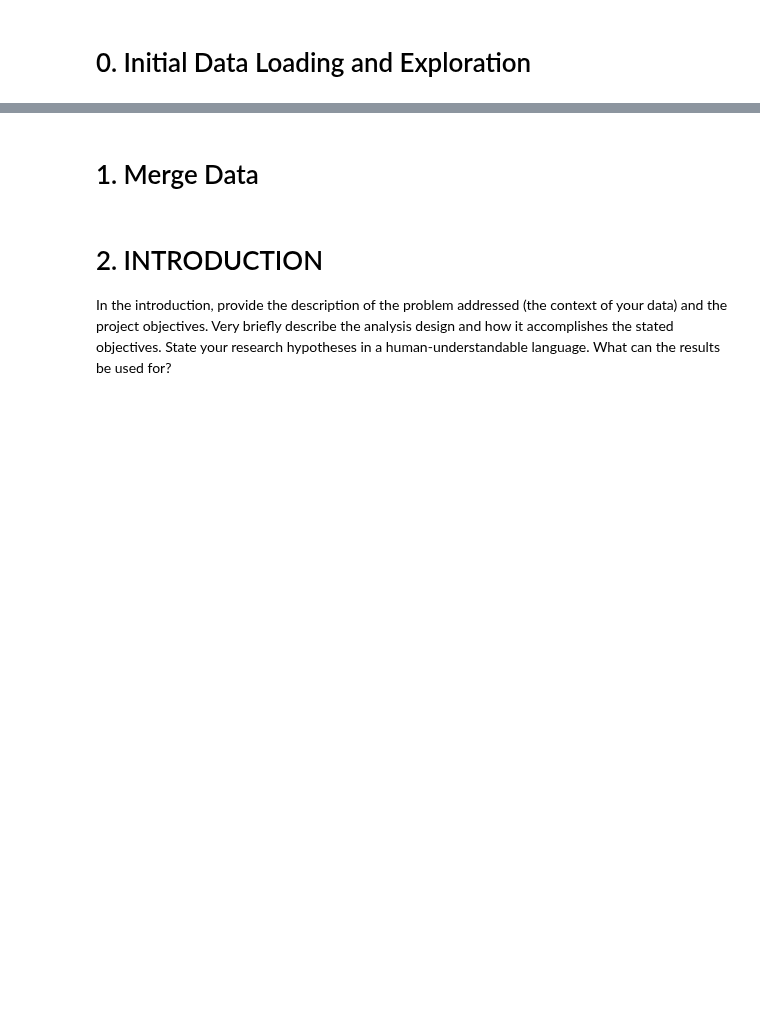
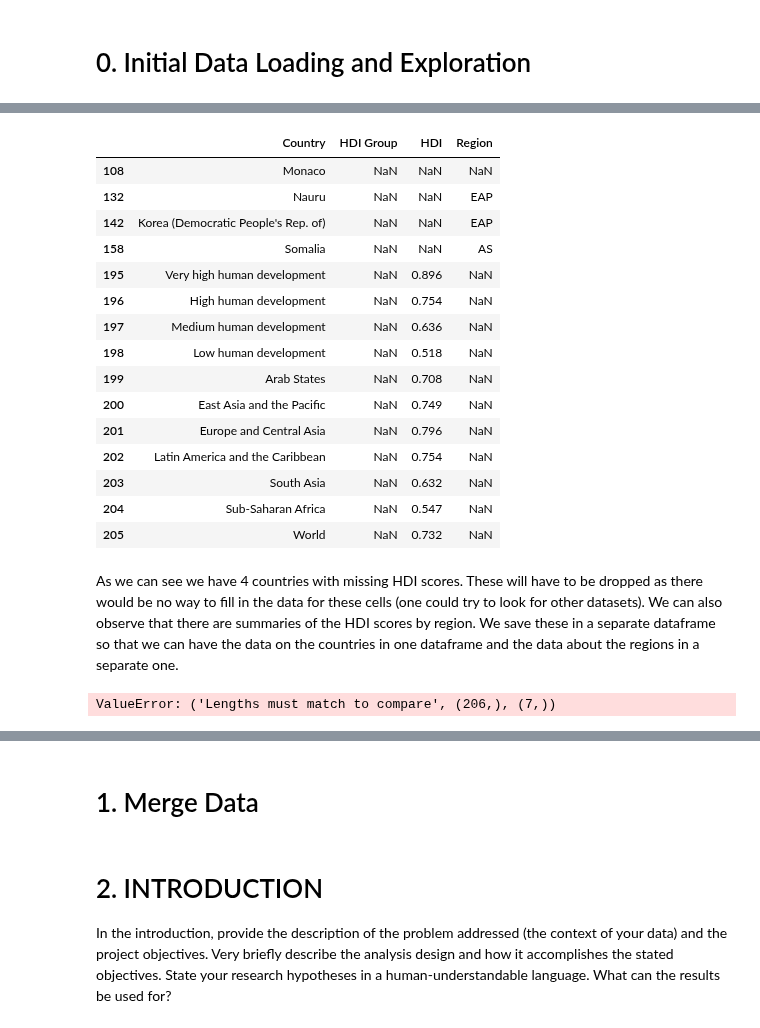
Before and after one commit to jakthehut/HDI-IQ-Analysis, a Jupyter notebook: hdi_iq_analysis.ipynb, the cells around one changed output, grey strips where cells are left out. Drawn from its saved outputs; the diff is of its cells as text; code cells hidden in the pictures; blank space fills up the shorter version.

Commit message:
data preprocessing

```diff
--- a/hdi_iq_analysis.ipynb
+++ b/hdi_iq_analysis.ipynb
@@ -16,0 +40,4 @@ hdi_df.sample(3)
+# %%
+# Selecting the columns of interest
+hdi_df = hdi_df[['country', 'hdicode', 'hdi_2021', 'region']]
+hdi_df.head()
@@ -16,0 +51,6 @@ hdi_df.sample(3)
+# %%
+# Renaming the columns so that they are easier to understand
+hdi_df.rename(columns={'hdi_2021': 'HDI',
+                       'country': 'Country',
+                       'hdicode': 'HDI Group',
+                       'region': 'Region'}, inplace=True)
@@ -17,3 +82,29 @@ hdi_df.sample(3)
+# %%
+# Lookinz at the missing HDI Group values
+hdi_df[hdi_df['HDI Group'].isnull()]
+# %% [output]
+|  | Country | HDI Group | HDI | Region |
+| 108 | Monaco | NaN | NaN | NaN |
+| 132 | Nauru | NaN | NaN | EAP |
+| 142 | Korea (Democratic People's Rep. of) | NaN | NaN | EAP |
+| 158 | Somalia | NaN | NaN | AS |
+| 195 | Very high human development | NaN | 0.896 | NaN |
+| 196 | High human development | NaN | 0.754 | NaN |
+| 197 | Medium human development | NaN | 0.636 | NaN |
+| 198 | Low human development | NaN | 0.518 | NaN |
+| 199 | Arab States | NaN | 0.708 | NaN |
+| 200 | East Asia and the Pacific | NaN | 0.749 | NaN |
+| 201 | Europe and Central Asia | NaN | 0.796 | NaN |
+| 202 | Latin America and the Caribbean | NaN | 0.754 | NaN |
+| 203 | South Asia | NaN | 0.632 | NaN |
+| 204 | Sub-Saharan Africa | NaN | 0.547 | NaN |
+| 205 | World | NaN | 0.732 | NaN |
+# %% [markdown]
+As we can see we have 4 countries with missing HDI scores. These will have to be dropped as there would be no way to fill in the data for these cells (one could try to look for other datasets). We can also observe that there are summaries of the HDI scores by region. We save these in a separate dataframe so that we can have the data on the countries in one dataframe and the data about the regions in a separate one.
+# %%
+hdi_regions_df = hdi_df[hdi_df['Country'] == ['Arab States', 'East Asia and the Pacific', 'Sub-Saharan Africa', 'Latin America and the Caribbean', 'Europe and Central Asia', 'North America', 'Oceania']]
+# %% [output]
+ValueError: ('Lengths must match to compare', (206,), (7,))
 # %%
 iq_df = pd.read_csv('data/National_IQ.csv')
 iq_df.sample(3)
```
Also changed, not shown: parts of 10 cells of this notebook, 1 other file.
